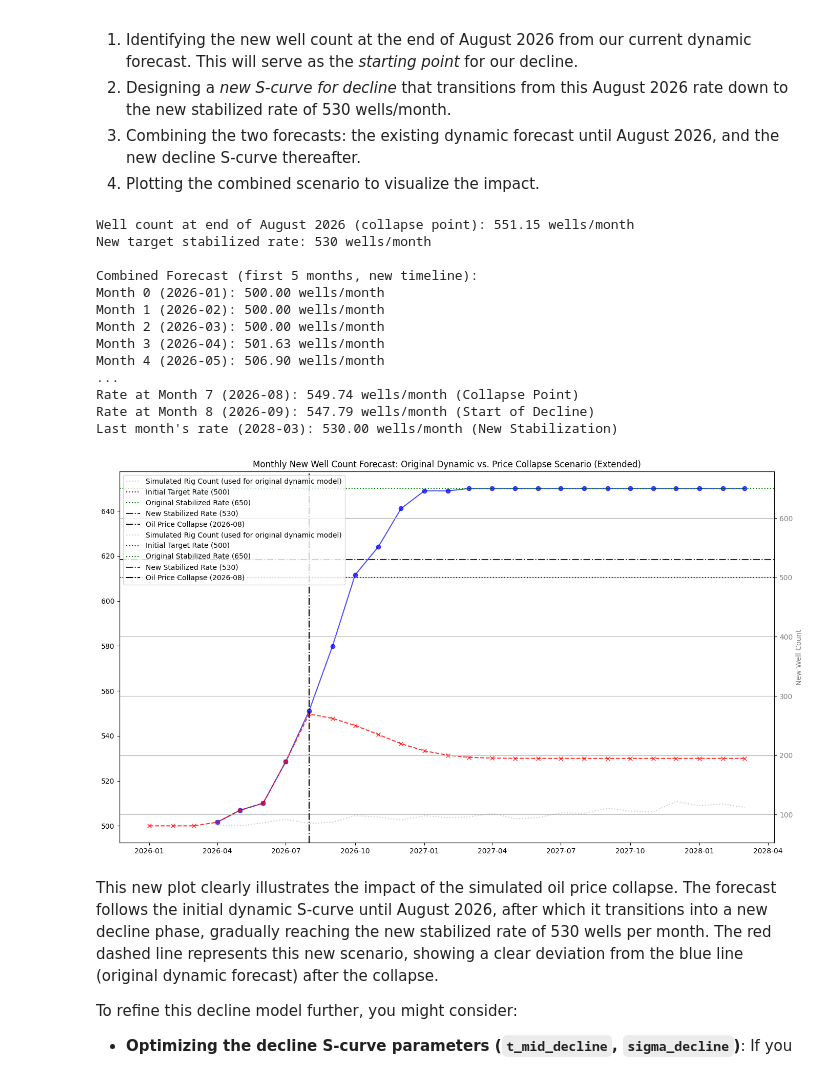
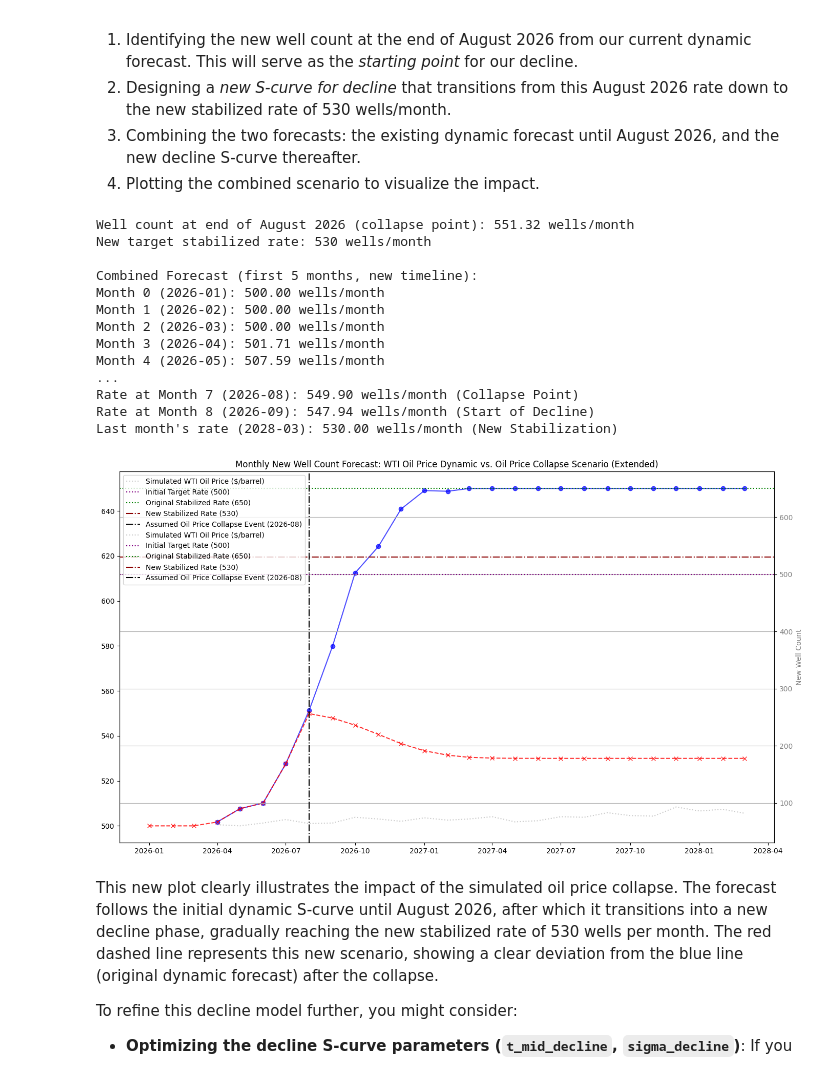
Before and after one commit to JozefSL/pyNotes, a Jupyter notebook: sc/2Sv1.ipynb, the cells around one changed output. Saved outputs shown, nothing was run; the diff lists cells and outputs as text; code cells hidden in the pictures.

```diff
--- a/sc/2Sv1.ipynb
+++ b/sc/2Sv1.ipynb
@@ -286,9 +289,9 @@ collapse_month_index = 7 # 7 Corresponds to August 2026
 total_forecast_months = 27
 
 # The new well count at the point of collapse (end of August 2026)
-# `monthly_wells_dynamic_forecast` starts from April 2026 (index 3 in the 27-month timeline).
-# So, for August 2026 (index 7 in timeline), its index in `monthly_wells_dynamic_forecast` is 7 - 3 = 4.
-current_rate_at_collapse = monthly_wells_dynamic_forecast[collapse_month_index - 3]
+# `monthly_wells_oil_price_dynamic_forecast` starts from April 2026 (index 3 in the 27-month timeline).
+# So, for August 2026 (index 7 in timeline), its index in `monthly_wells_oil_price_dynamic_forecast` is 7 - 3 = 4.
+current_rate_at_collapse = monthly_wells_oil_price_dynamic_forecast[collapse_month_index - 3]
 
 # New stabilized rate after the collapse
 new_stabilized_rate = 530
@@ -313,17 +316,17 @@ sigma_decline = 2 # controls steepness of decline
 combined_forecast = np.zeros(total_forecast_months)
 
 # Part 1: Pad Jan-Mar 2026 with a placeholder (e.g., 500, or a value that will be overridden)
-# The `monthly_wells_dynamic_forecast` still starts at April 2026.
+# The `monthly_wells_oil_price_dynamic_forecast` still starts at April 2026.
 combined_forecast[0:3] = 500 # Fixed for Jan, Feb, Mar
 
-# Part 2: Use the original dynamic forecast from April 2026 up to the collapse point
+# Part 2: Use the oil-price-driven dynamic forecast from April 2026 up to the collapse point
 # The collapse is in August 2026, which is index 7 in the new `forecast_dates`
 # April 2026 is index 3 in the new `forecast_dates`.
-# The `monthly_wells_dynamic_forecast` has index 0 for April 2026.
-# So we copy `monthly_wells_dynamic_forecast` (up to its index 4, which is Aug 2026)
+# The `monthly_wells_oil_price_dynamic_forecast` has index 0 for April 2026.
+# So we copy `monthly_wells_oil_price_dynamic_forecast` (up to its index 4, which is Aug 2026)
 # into `combined_forecast` from index 3 up to index 7.
-# The length of monthly_wells_dynamic_forecast needed here is (collapse_month_index - 3) + 1 = 5 elements (indices 0-4)
-combined_forecast[3 : collapse_month_index + 1] = monthly_wells_dynamic_forecast[: (collapse_month_index - 3) + 1]
+# The length of monthly_wells_oil_price_dynamic_forecast needed here is (collapse_month_index - 3) + 1 = 5 elements (indices 0-4)
+combined_forecast[3 : collapse_month_index + 1] = monthly_wells_oil_price_dynamic_forecast[: (collapse_month_index - 3) + 1]
 
 # Part 3: Model the decline from the collapse point onwards
 # The decline starts at `collapse_month_index` (Aug 2026) in the `combined_forecast`.
@@ -342,18 +345,18 @@ print(f"Rate at Month {collapse_month_index} ({forecast_dates[collapse_month_ind
 print(f"Rate at Month {collapse_month_index+1} ({forecast_dates[collapse_month_index+1].strftime('%Y-%m')}): {combined_forecast[collapse_month_index+1]:.2f} wells/month (Start of Decline)")
 print(f"Last month's rate ({forecast_dates[-1].strftime('%Y-%m')}): {combined_forecast[-1]:.2f} wells/month (New Stabilization)")
 # %% [output]
-Well count at end of August 2026 (collapse point): 551.15 wells/month
+Well count at end of August 2026 (collapse point): 551.32 wells/month
 New target stabilized rate: 530 wells/month
 
 Combined Forecast (first 5 months, new timeline):
 Month 0 (2026-01): 500.00 wells/month
 Month 1 (2026-02): 500.00 wells/month
 Month 2 (2026-03): 500.00 wells/month
-Month 3 (2026-04): 501.63 wells/month
-Month 4 (2026-05): 506.90 wells/month
+Month 3 (2026-04): 501.71 wells/month
+Month 4 (2026-05): 507.59 wells/month
 ...
-Rate at Month 7 (2026-08): 549.74 wells/month (Collapse Point)
-Rate at Month 8 (2026-09): 547.79 wells/month (Start of Decline)
+Rate at Month 7 (2026-08): 549.90 wells/month (Collapse Point)
+Rate at Month 8 (2026-09): 547.94 wells/month (Start of Decline)
 Last month's rate (2028-03): 530.00 wells/month (New Stabilization)
 # %%
 import pandas as pd # Ensure pandas is imported for pd.to_datetime and DateOffset
@@ -364,46 +367,46 @@ start_date = pd.to_datetime('2026-01-01')
 total_forecast_months_for_plot = 27 # Use 27 months for the full timeline
 forecast_dates = [start_date + pd.DateOffset(months=int(m)) for m in range(total_forecast_months_for_plot)]
 
-# Plotting the new scenario alongside the original dynamic forecast
+# Plotting the new scenario alongside the oil-price-driven dynamic forecast
 plt.figure(figsize=(14, 8))
 
-# Original Dynamic Forecast (for comparison) - This was 24 months, starting April 2026
+# Oil Price Driven Dynamic Forecast (for comparison) - This was 24 months, starting April 2026
 # We plot it from its actual start date in the new extended forecast_dates.
-plt.plot(forecast_dates[3:3+len(monthly_wells_dynamic_forecast)], monthly_wells_dynamic_forecast, marker='o', linestyle='-', color='blue', label='Dynamic Forecast (Original Rig Count Influence)', alpha=0.7)
+plt.plot(forecast_dates[3:3+len(monthly_wells_oil_price_dynamic_forecast)], monthly_wells_oil_price_dynamic_forecast, marker='o', linestyle='-', color='blue', label='Dynamic Forecast (WTI Oil Price Influence)', alpha=0.7)
 
 # New Scenario with Price Collapse (now `total_forecast_months` long, starting Jan 2026)
-plt.plot(forecast_dates, combined_forecast, marker='x', linestyle='--', color='red', label='Scenario: Price Collapse (Extended Timeline)', alpha=0.8)
+plt.plot(forecast_dates, combined_forecast, marker='x', linestyle='--', color='red', label='Scenario: Oil Price Collapse (Extended Timeline)', alpha=0.8)
 
-# Simulated Rig Count (on a secondary axis - just for context of original model)
+# Simulated WTI Oil Price (on a secondary axis - just for context of original model)
 ax2 = plt.gca().twinx()
-# Rig count was simulated for 24 months, starting April 2026
-ax2.plot(forecast_dates[3:3+len(rig_count_simulated)], rig_count_simulated, color='gray', linestyle=':', label='Simulated Rig Count (used for original dynamic model)', alpha=0.4)
-ax2.set_ylabel('Simulated Rig Count', color='gray')
+# WTI Oil Price was simulated for 24 months, starting April 2026
+ax2.plot(forecast_dates[3:3+len(wti_oil_price_simulated)], wti_oil_price_simulated, color='gray', linestyle=':', label='Simulated WTI Oil Price ($/barrel)', alpha=0.4)
+ax2.set_ylabel('Simulated WTI Oil Price ($/barrel)', color='gray')
 ax2.tick_params(axis='y', labelcolor='gray')
 
 # Reference lines
 plt.axhline(y=500, color='purple', linestyle=':', label='Initial Target Rate (500)')
 plt.axhline(y=650, color='green', linestyle=':', label='Original Stabilized Rate (650)')
 plt.axhline(y=new_stabilized_rate, color='darkred', linestyle='-.', label=f'New Stabilized Rate ({new_stabilized_rate})')
 
 # Mark the collapse point (now at index 7 for August 2026)
 plt.axvline(x=forecast_dates[collapse_month_index], color='black', linestyle='-.',
-            label=f'Oil Price Collapse ({forecast_dates[collapse_month_index].strftime('%Y-%m')})')
+            label=f'Assumed Oil Price Collapse Event ({forecast_dates[collapse_month_index].strftime('%Y-%m')})')
 
-plt.title('Monthly New Well Count Forecast: Original Dynamic vs. Price Collapse Scenario (Extended)')
+plt.title('Monthly New Well Count Forecast: WTI Oil Price Dynamic vs. Oil Price Collapse Scenario (Extended)')
 plt.xlabel('Date')
 plt.ylabel('New Well Count')
 plt.grid(True)
 # Combine legends from both axes
 lines, labels = plt.gca().get_legend_handles_labels()
 lines2, labels2 = ax2.get_legend_handles_labels()
 ax2.legend(lines + lines2, labels + labels2, loc='upper left')
 
 plt.xticks(rotation=45)
 plt.tight_layout()
 plt.show()
 # %% [output]
-[figure, old version]
+[figure, new version]
 # %% [markdown]
 This new plot clearly illustrates the impact of the simulated oil price collapse. The forecast follows the initial dynamic S-curve until August 2026, after which it transitions into a new decline phase, gradually reaching the new stabilized rate of 530 wells per month. The red dashed line represents this new scenario, showing a clear deviation from the blue line (original dynamic forecast) after the collapse.
 
```
Also changed, not shown: parts of 3 cells of this notebook.
